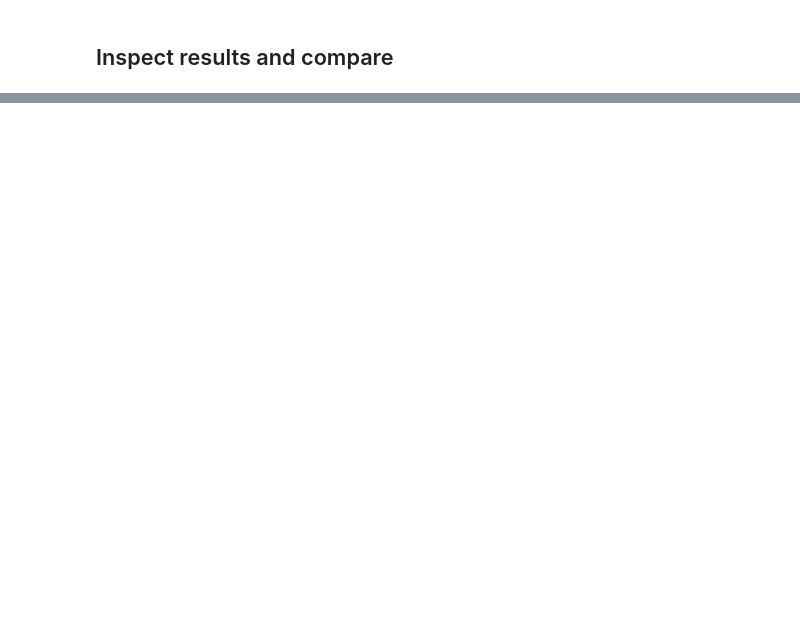
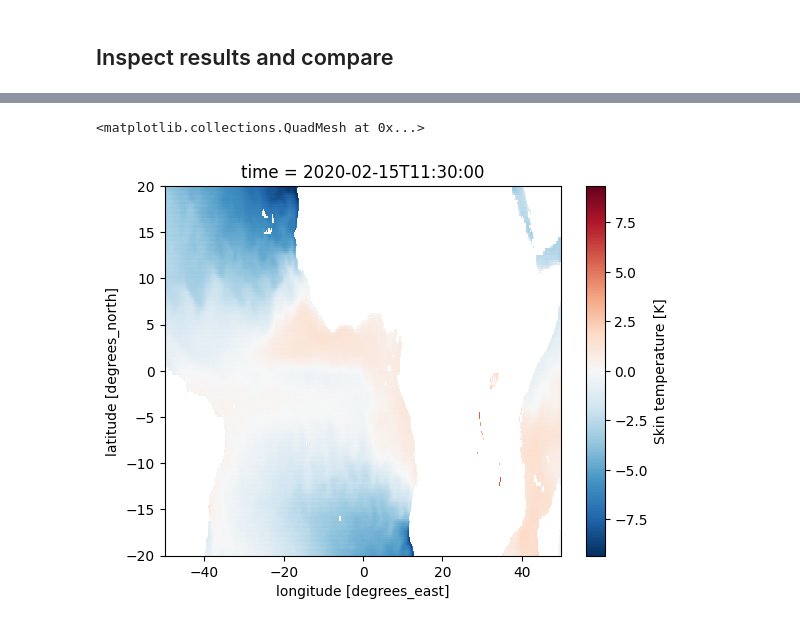
Before and after one commit to ESMValGroup/ClimaNet, a Jupyter notebook: notebooks/example.ipynb, the cells around one changed output, grey strips where cells are left out. Cells and saved outputs as stored; diff of their text form; code cells hidden in the pictures; blank space fills up the shorter version.

```diff
--- a/notebooks/example.ipynb
+++ b/notebooks/example.ipynb
@@ -300,0 +191,5 @@ mae.plot()
+# %%
+err.isel(time=1).plot()
+# %% [output]
+<matplotlib.collections.QuadMesh at 0x...>
+[figure, added]
```
Also changed, not shown: parts of 37 cells of this notebook.
